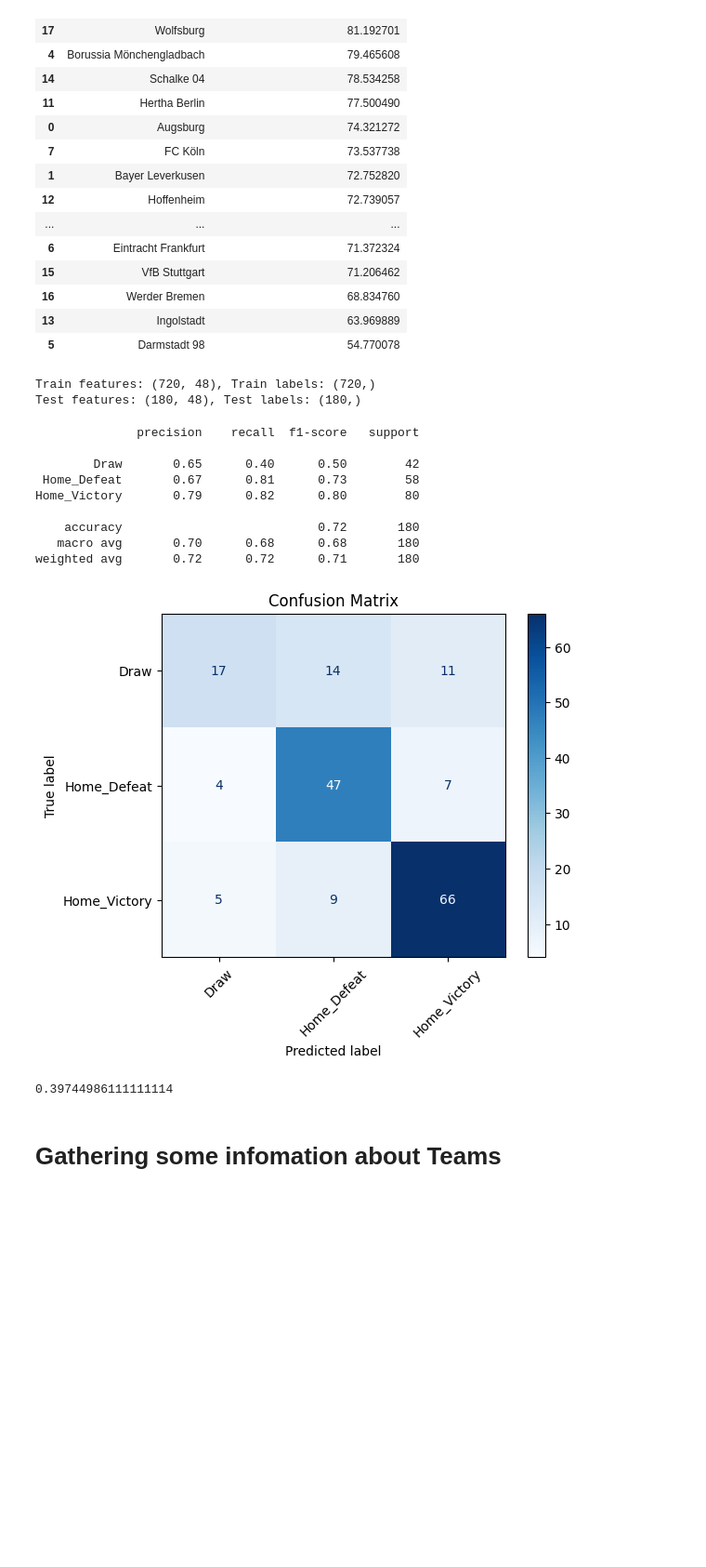
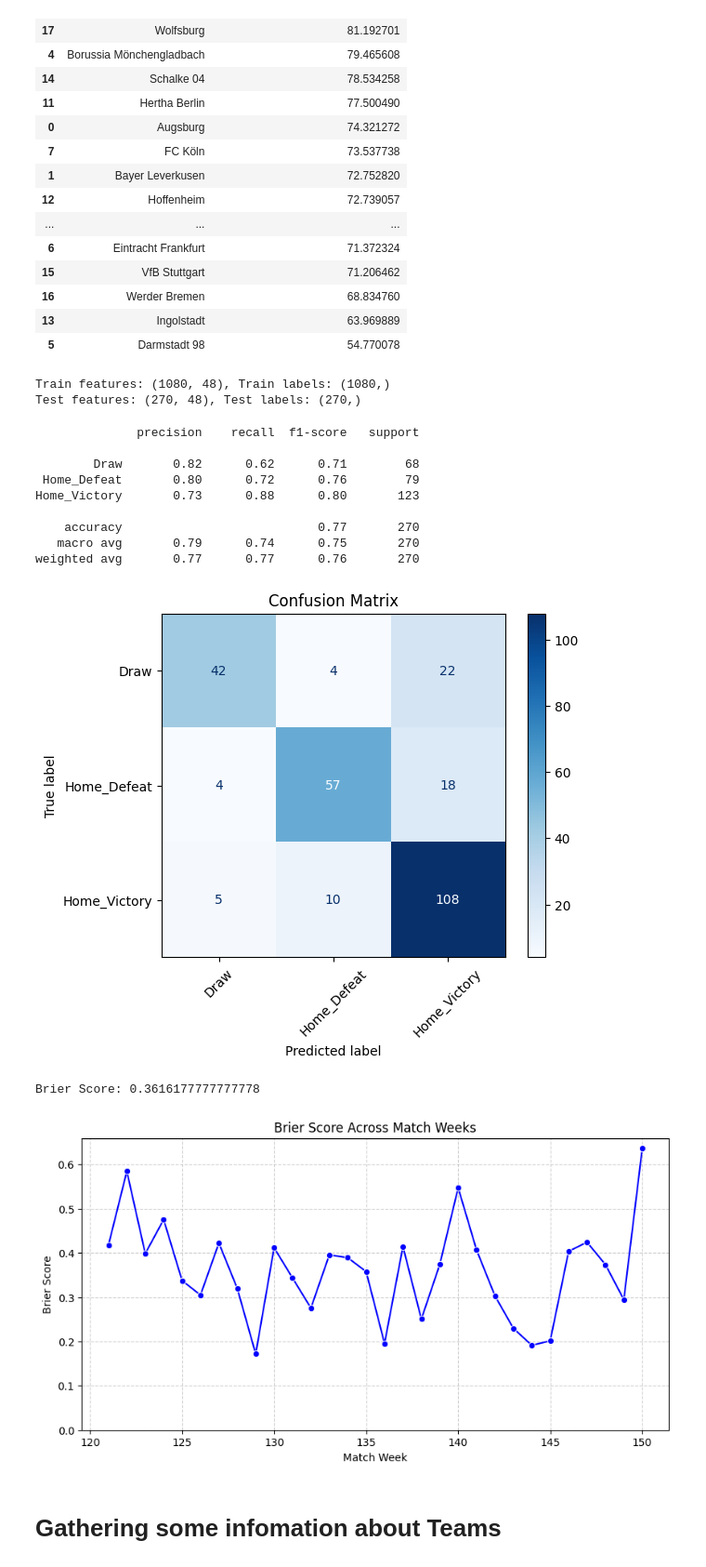
Before and after one commit to MaxPrinz98/FootballDSAI, a Jupyter notebook: Team_ranking.ipynb, the cells around one changed output. Shown: that part at 93% size. Saved outputs shown, nothing was run; the diff lists cells and outputs as text; code cells hidden in the pictures; blank space fills up the shorter version.

```diff
--- a/Team_ranking.ipynb
+++ b/Team_ranking.ipynb
@@ -163,9 +163,9 @@ away_team = 'Borussia Dortmund'
 # This function creates a single entry which contains the stats of the teams, based on certain matchweeks and assigns the actual game result
 single_datapoint = create_test_dataset_entry_based_on_certain_matchweeks(home_team=home_team, away_team=away_team, chances=chances, matches=matches)
 # %%
-train_dataset = generate_dataset(team_stats=team_stats, matches=matches, amount_of_weeks_to_simulate=100)
+train_dataset = generate_dataset(team_stats=team_stats, matches=matches, amount_of_weeks_to_simulate=150)
 # %%
-X = train_dataset.drop(columns=['actual_result'])  # All columns except the target
+X = train_dataset.drop(columns=['actual_result','match_week'])  # All columns except the target
 y = train_dataset['actual_result']  # Just the target column
 
 # Initial split (stratified)
@@ -173,7 +173,8 @@ X_train, X_test, y_train, y_test = train_test_split(
     X, y,
     test_size=0.2,
     random_state=42,
-    stratify=y
+    #stratify=y,
+    shuffle=False
 )
 
 # 2. Define preprocessing
@@ -194,8 +195,8 @@ X_test_processed = preprocessor.transform(X_test)  # Important: use transform(),
 print(f"Train features: {X_train_processed.shape}, Train labels: {y_train.shape}")
 print(f"Test features: {X_test_processed.shape}, Test labels: {y_test.shape}")
 # %% [output]
-Train features: (720, 48), Train labels: (720,)
-Test features: (180, 48), Test labels: (180,)
+Train features: (1080, 48), Train labels: (1080,)
+Test features: (270, 48), Test labels: (270,)
 # %%
 model = RandomForestClassifier(n_estimators=400)
 model.fit(X_train_processed, y_train)
@@ -222,14 +223,14 @@ plt.show()
 # %% [output]
               precision    recall  f1-score   support
 
-        Draw       0.65      0.40      0.50        42
- Home_Defeat       0.67      0.81      0.73        58
-Home_Victory       0.79      0.82      0.80        80
+        Draw       0.82      0.62      0.71        68
+ Home_Defeat       0.80      0.72      0.76        79
+Home_Victory       0.73      0.88      0.80       123
 
-    accuracy                           0.72       180
-   macro avg       0.70      0.68      0.68       180
-weighted avg       0.72      0.72      0.71       180
+    accuracy                           0.77       270
+   macro avg       0.79      0.74      0.75       270
+weighted avg       0.77      0.77      0.76       270
-[figure, old version]
+[figure, new version]
 # %%
 probabilities_array = model.predict_proba(X_test_processed)
 probabilities_array.shape  #'Draw', 'Home_Defeat', 'Home_Victory'
@@ -245,16 +246,37 @@ y_test_proba = pd.get_dummies(y_test, dtype='float64')
 y_test_proba = y_test_proba.add_prefix('actual_')
 
 prediction_and_outcome = pd.merge(x_probabilities, y_test_proba, left_index=True, right_index=True)
-prediction_and_outcome.columns
+prediction_and_outcome = pd.merge(prediction_and_outcome, train_dataset['match_week'], left_index=True, right_index=True)
+
+prediction_and_outcome['brier_score'] = (
+    (prediction_and_outcome['predicted_Draw'] - prediction_and_outcome['actual_Draw']) ** 2 +
+    (prediction_and_outcome['predicted_Home_Defeat'] - prediction_and_outcome['actual_Home_Defeat']) ** 2 +
+    (prediction_and_outcome['predicted_Home_Victory'] - prediction_and_outcome['actual_Home_Victory']) ** 2
+)
 
 
-predicted = prediction_and_outcome[['predicted_Draw', 'predicted_Home_Defeat', 'predicted_Home_Victory']].values
-actual = prediction_and_outcome[['actual_Draw', 'actual_Home_Defeat', 'actual_Home_Victory']].values
+brier_scores_week = prediction_and_outcome.groupby('match_week').agg(brier_score=('brier_score', 'mean'))
 
-brier_score = np.mean(np.sum((predicted - actual) ** 2, axis=1))
-print(brier_score)
+
+print(f'Brier Score: {brier_scores_week['brier_score'].mean()}')
 # %% [output]
-0.39744986111111114
+Brier Score: 0.3616177777777778
+# %%
+# Create the plot
+plt.figure(figsize=(10, 5))
+sns.lineplot(data=brier_scores_week, x='match_week', y='brier_score', marker='o', color='blue')
+
+# Customize the plot
+plt.xlabel('Match Week')
+plt.ylabel('Brier Score')
+plt.title('Brier Score Across Match Weeks')
+plt.ylim(0, None)
+plt.grid(True, linestyle='--', alpha=0.6)
+
+# Show the plot
+plt.show()
+# %% [output]
+[figure, added]
 # %% [markdown]
 # Gathering some infomation about Teams
 # %%
```
Also changed, not shown: 1 other file.
